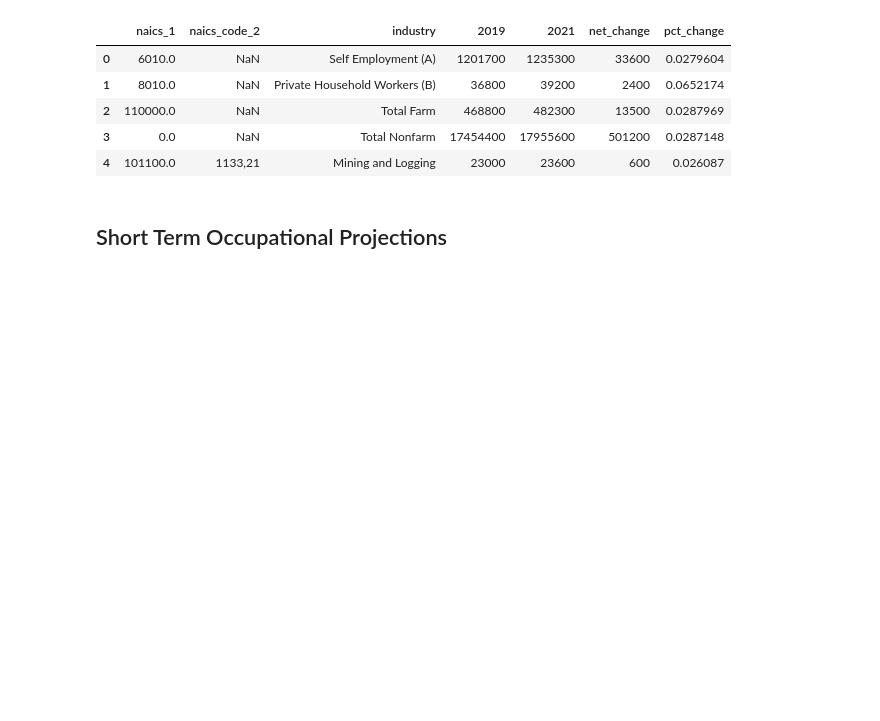
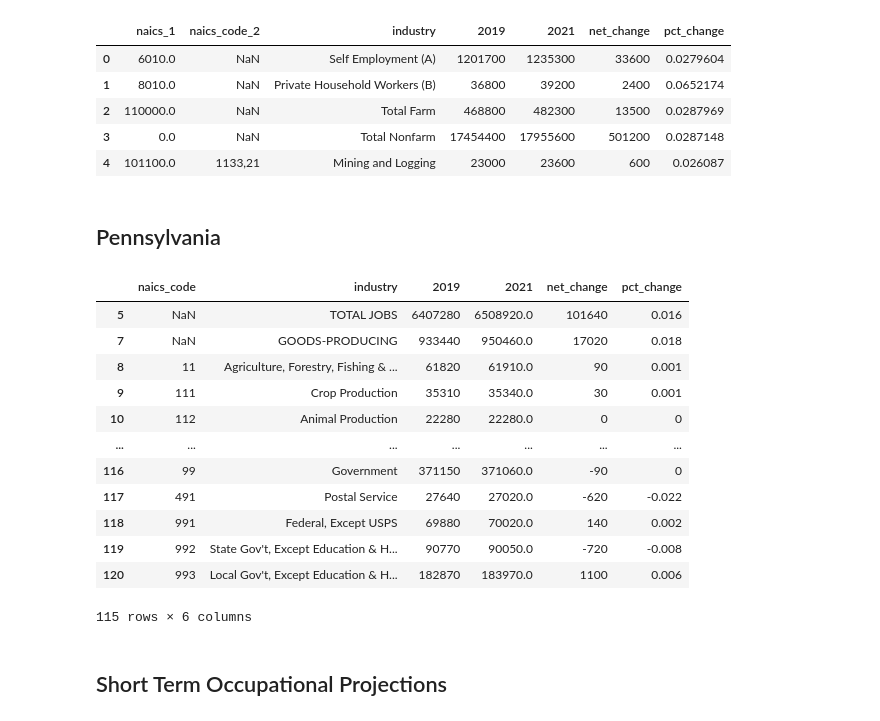
Before and after one commit to xcao38/covid19_analysis, a Jupyter notebook: data_preparing.ipynb, the cells around one changed output. Drawn from its saved outputs; the diff is of its cells as text; code cells hidden in the pictures; blank space fills up the shorter version.

```diff
--- a/data_preparing.ipynb
+++ b/data_preparing.ipynb
@@ -568,6 +547,31 @@ get_ca_employment().head()
 | 2 | 110000.0 | NaN | Total Farm | 468800 | 482300 | 13500 | 0.0287969 |
 | 3 | 0.0 | NaN | Total Nonfarm | 17454400 | 17955600 | 501200 | 0.0287148 |
 | 4 | 101100.0 | 1133,21 | Mining and Logging | 23000 | 23600 | 600 | 0.026087 |
+# %% [markdown]
+## Pennsylvania
+# %%
+pa_dir = os.path.join(os.getcwd(),"data/pa_employment.xlsx")
+employment_pa = pd.read_excel(pa_dir,sheet_name=0).dropna(axis=0, how="all").dropna(axis=0,how="all")
+# %%
+employment_pa = employment_pa.loc[5:120].drop(columns = "Unnamed: 6")
+# %%
+employment_pa.columns = ["naics_code","industry","2019","2021","net_change","pct_change"]
+# %%
+employment_pa
+# %% [output]
+|  | naics_code | industry | 2019 | 2021 | net_change | pct_change |
+| 5 | NaN | TOTAL JOBS | 6407280 | 6508920.0 | 101640 | 0.016 |
+| 7 | NaN | GOODS-PRODUCING | 933440 | 950460.0 | 17020 | 0.018 |
+| 8 | 11 | Agriculture, Forestry, Fishing & ... | 61820 | 61910.0 | 90 | 0.001 |
+| 9 | 111 | Crop Production | 35310 | 35340.0 | 30 | 0.001 |
+| 10 | 112 | Animal Production | 22280 | 22280.0 | 0 | 0 |
+| ... | ... | ... | ... | ... | ... | ... |
+| 116 | 99 | Government | 371150 | 371060.0 | -90 | 0 |
+| 117 | 491 | Postal Service | 27640 | 27020.0 | -620 | -0.022 |
+| 118 | 991 | Federal, Except USPS | 69880 | 70020.0 | 140 | 0.002 |
+| 119 | 992 | State Gov't, Except Education & H... | 90770 | 90050.0 | -720 | -0.008 |
+| 120 | 993 | Local Gov't, Except Education & H... | 182870 | 183970.0 | 1100 | 0.006 |
+115 rows × 6 columns
 # %% [markdown]
 ## Short Term Occupational Projections
 # %%
```
Also changed, not shown: parts of 1 cell of this notebook.
